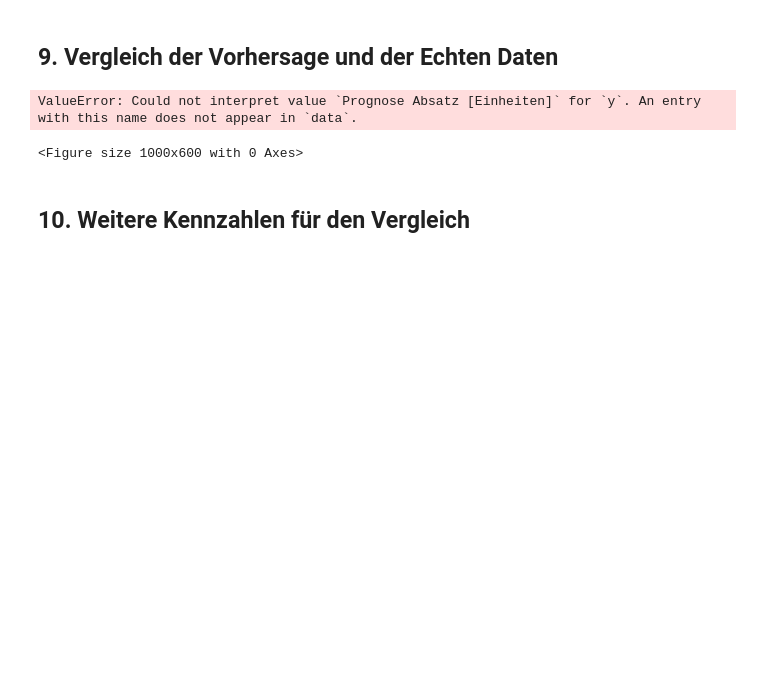
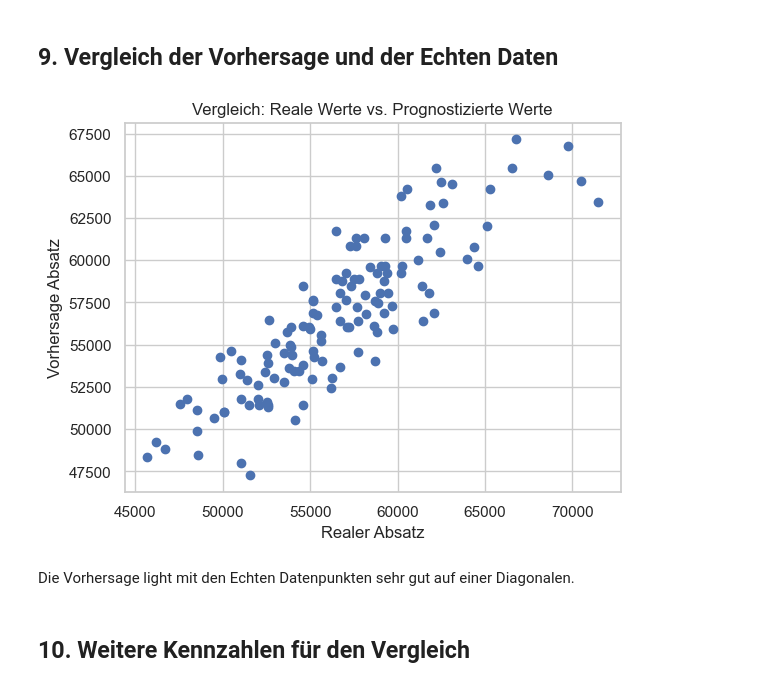
Before and after one commit to Ssaammyy36/Kurs-KI-Abgabe-1, a Jupyter notebook: Aufgabe_4/Aufgabe_4.ipynb, the cells around one changed output. Saved outputs shown, nothing was run; the diff lists cells and outputs as text; code cells hidden in the pictures; blank space fills up the shorter version.

```diff
--- a/Aufgabe_4/Aufgabe_4.ipynb
+++ b/Aufgabe_4/Aufgabe_4.ipynb
@@ -177,32 +177,15 @@ Wurzel des Mittleren Quadratischen Fehlers (RMSE): 2466.22
 # %% [markdown]
 ## 9. Vergleich der Vorhersage und der Echten Daten
 # %%
-plt.figure(figsize=(10, 6))
-
-# Reale Werte auf der X-Achse, Prognose auf der Y-Achse
-sns.scatterplot(x='Absatz [Einheiten]', y='Prognose Absatz [Einheiten]', data=df, alpha=0.6, label='Prognose vs. Realität')
-
-# Referenzlinie (perfekte Vorhersage: y = x)
-min_val = min(df['Absatz [Einheiten]'].min(), df['Prognose Absatz [Einheiten]'].min())
-max_val = max(df['Absatz [Einheiten]'].max(), df['Prognose Absatz [Einheiten]'].max())
-plt.plot([min_val, max_val], [min_val, max_val], color='red', linestyle='--', label='Perfekte Vorhersage (y=x)')
-
+plt.scatter('Absatz [Einheiten]', 'Vorhersage', data=vergleich)
 plt.title('Vergleich: Reale Werte vs. Prognostizierte Werte')
-plt.xlabel('Realer Absatz [Einheiten]')
-plt.ylabel('Prognostizierter Absatz [Einheiten]')
-plt.grid(True)
-plt.legend()
-
-# Setzen der Achsengrenzen (Domain bounds)
-# Wir fügen einen kleinen Puffer hinzu, damit die Punkte am Rand nicht abgeschnitten werden.
-buffer = (max_val - min_val) * 0.05 # 5% Puffer
-plt.xlim(min_val - buffer, max_val + buffer)
-plt.ylim(min_val - buffer, max_val + buffer)
-
+plt.xlabel('Realer Absatz')
+plt.ylabel('Vorhersage Absatz')
 plt.show()
 # %% [output]
-ValueError: Could not interpret value `Prognose Absatz [Einheiten]` for `y`. An entry with this name does not appear in `data`.
-<Figure size 1000x600 with 0 Axes>
+[figure, added]
+# %% [markdown]
+Die Vorhersage light mit den Echten Datenpunkten sehr gut auf einer Diagonalen.
 # %% [markdown]
 ## 10. Weitere Kennzahlen für den Vergleich
 # %%
```
Also changed, not shown: parts of 1 cell of this notebook.
